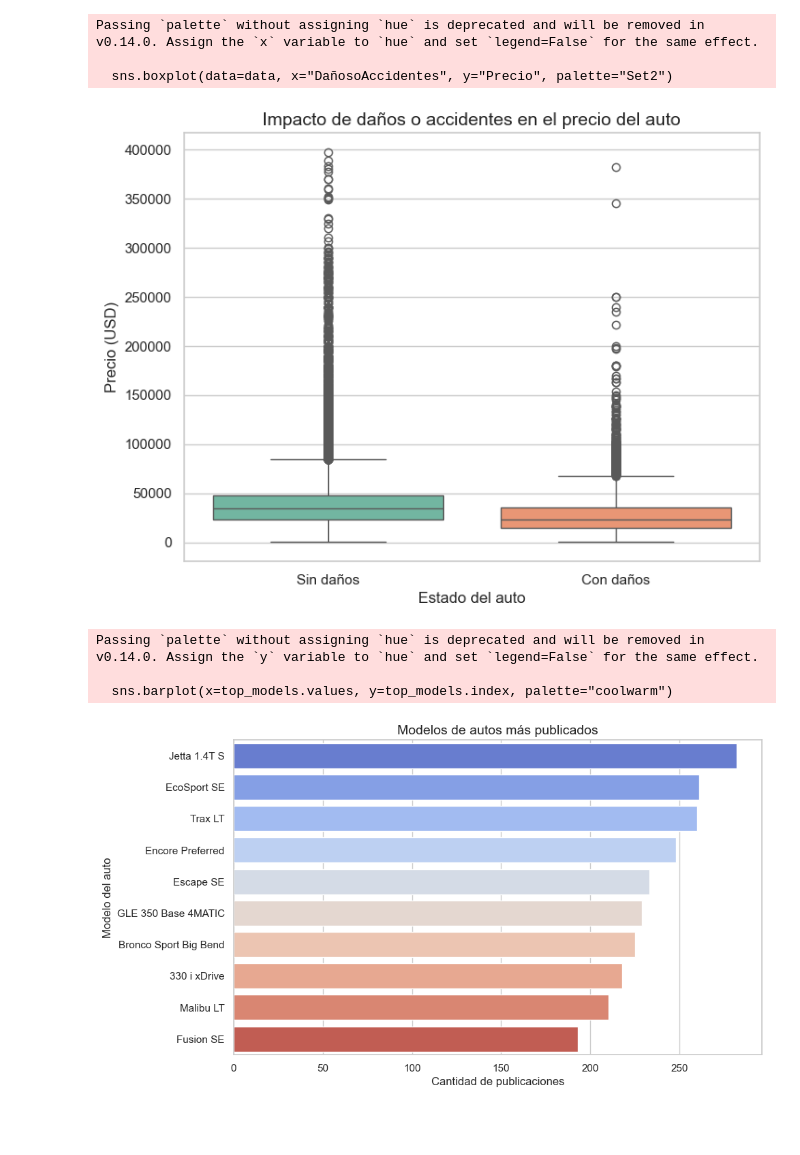
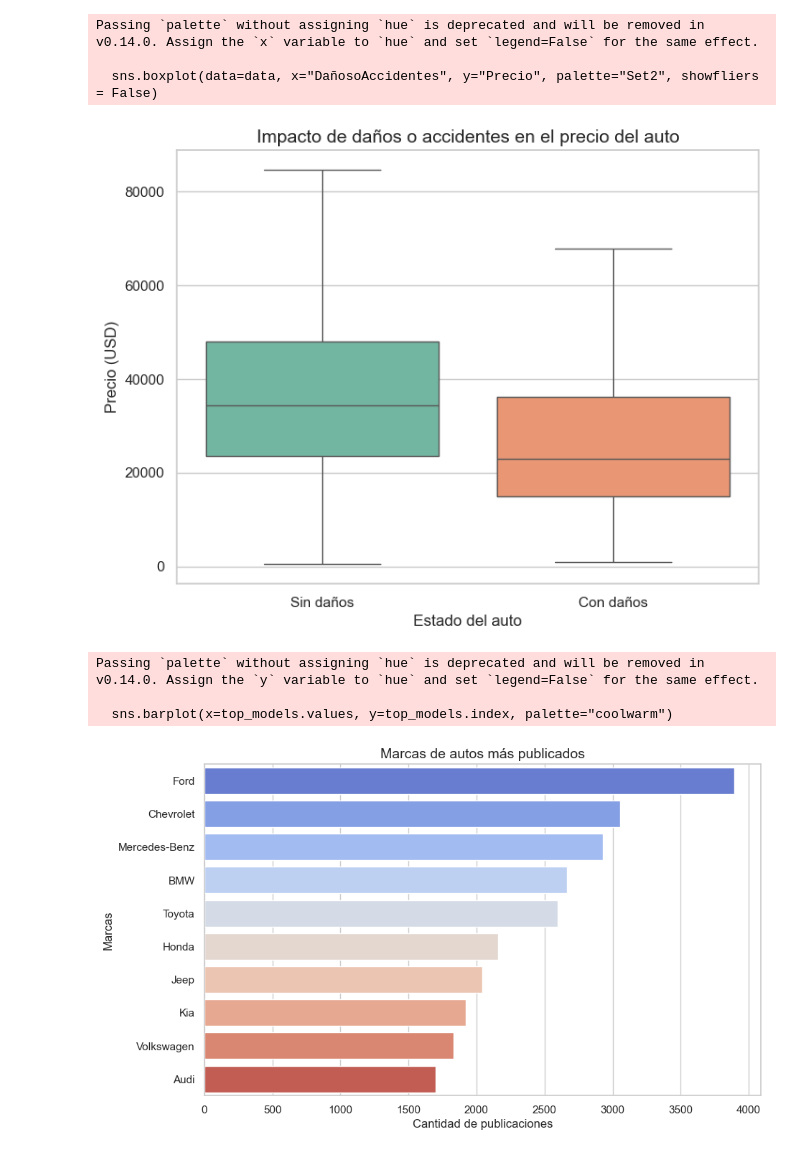
Before and after one commit to emalincic/Primer_Entrega_DS2, a Jupyter notebook: Asistencia_precios.ipynb, the cells around one changed output. Saved outputs shown, nothing was run; the diff lists cells and outputs as text; code cells hidden in the pictures; blank space fills up the shorter version.

```diff
--- a/Asistencia_precios.ipynb
+++ b/Asistencia_precios.ipynb
@@ -67,7 +122,7 @@ plt.show()
 # Análisis: Daños o accidentes
 # -----------------------------
 plt.figure(figsize=(8, 6))
-sns.boxplot(data=data, x="DañosoAccidentes", y="Precio", palette="Set2")
+sns.boxplot(data=data, x="DañosoAccidentes", y="Precio", palette="Set2", showfliers = False)
 plt.title("Impacto de daños o accidentes en el precio del auto", fontsize=14)
 plt.xticks([0, 1], ["Sin daños", "Con daños"])
 plt.ylabel("Precio (USD)")
@@ -76,21 +131,21 @@ plt.show()
 # %% [output]
 Passing `palette` without assigning `hue` is deprecated and will be removed in v0.14.0. Assign the `x` variable to `hue` and set `legend=False` for the same effect.
 
-  sns.boxplot(data=data, x="DañosoAccidentes", y="Precio", palette="Set2")
+  sns.boxplot(data=data, x="DañosoAccidentes", y="Precio", palette="Set2", showfliers = False)
-[figure, old version]
+[figure, new version]
 # %%
 # -----------------------------
 # Análisis: Autos más publicados
 # -----------------------------
 plt.figure(figsize=(10, 6))
-top_models = data["Modelo"].value_counts().head(10)
+top_models = data["Marca"].value_counts().head(10)
 sns.barplot(x=top_models.values, y=top_models.index, palette="coolwarm")
-plt.title("Modelos de autos más publicados", fontsize=14)
+plt.title("Marcas de autos más publicados", fontsize=14)
 plt.xlabel("Cantidad de publicaciones")
-plt.ylabel("Modelo del auto")
+plt.ylabel("Marcas")
 plt.show()
 # %% [output]
 Passing `palette` without assigning `hue` is deprecated and will be removed in v0.14.0. Assign the `y` variable to `hue` and set `legend=False` for the same effect.
 
   sns.barplot(x=top_models.values, y=top_models.index, palette="coolwarm")
-[figure, old version]
+[figure, new version]
```
Also changed, not shown: parts of 14 cells of this notebook.
